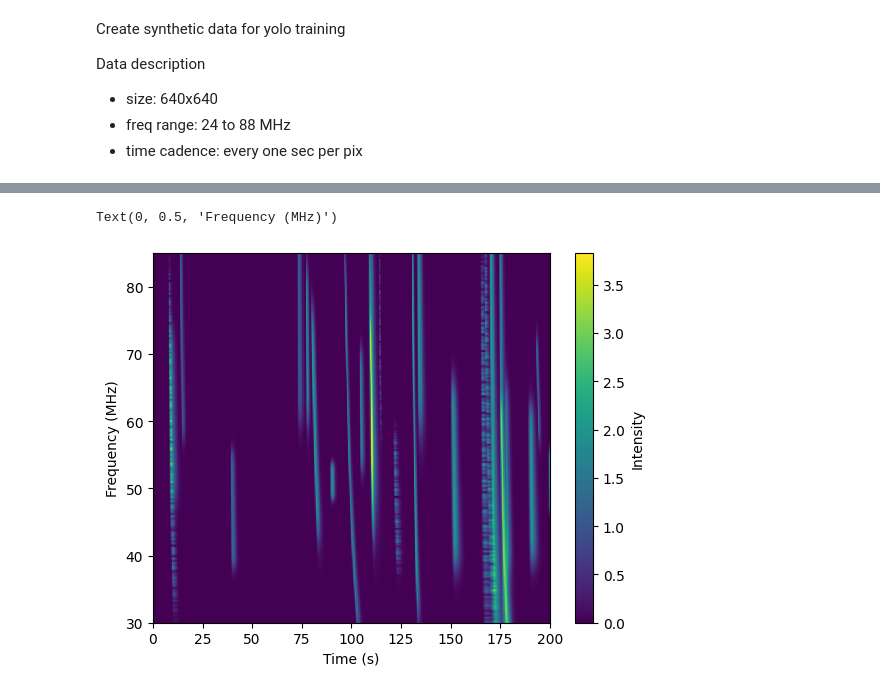
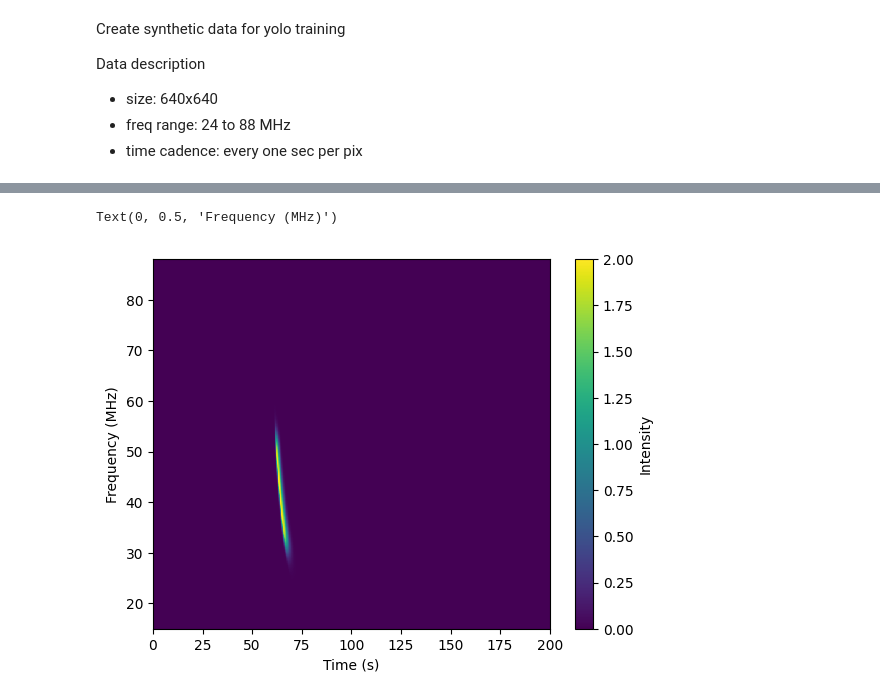
Before and after one commit to peijin94/PhySynthTrainer, a Jupyter notebook: example/demo.ipynb, the cells around one changed output, grey strips where cells are left out. Drawn from its saved outputs; the diff is of its cells as text; code cells hidden in the pictures.

```diff
--- a/example/demo.ipynb
+++ b/example/demo.ipynb
@@ -116,18 +119,18 @@ plt.plot([xmin, xmax, xmax, xmin, xmin], [ymin, ymin, ymax, ymax, ymin], 'r-')
 
 from physynthtrainer.burstGen import generate_many_random_t3_bursts, create_radio_burst_hash_table
 
-#t_burst_hash, f_ax, v_ax = create_radio_burst_hash_table(freq_range=[30, 85], N_freq=640, v_range=[0.05, 0.5], N_v=200)
-img_bursts, bursts, is_t3b = generate_many_random_t3_bursts(n_bursts=30, use_hash_table=True, freq_range=[35, 80],
-                hash_table=t_burst_hash, v_hash=v_ax)
+#t_burst_hash, f_ax, v_ax = create_radio_burst_hash_table(freq_range=[10, 88], N_freq=640, v_range=[0.04, 0.5], N_v=200)
+img_bursts, bursts, is_t3b = generate_many_random_t3_bursts(n_bursts=3, use_hash_table=True,
+                freq_range=[15, 88], hash_table=t_burst_hash, v_hash=v_ax)
 # %%
 plt.imshow(img_bursts.T, interpolation='nearest', aspect='auto', origin='lower',
-           extent=[0, 200, 30, 85])
+           extent=[0, 200, 15, 88])
 plt.colorbar(label='Intensity')
 plt.xlabel('Time (s)')
 plt.ylabel('Frequency (MHz)')
 # %% [output]
 Text(0, 0.5, 'Frequency (MHz)')
-[figure, old version]
+[figure, new version]
 # %%
 from physynthtrainer.burstGen import added_noise
 
```
Also changed, not shown: parts of 8 cells of this notebook, 5 other files.
